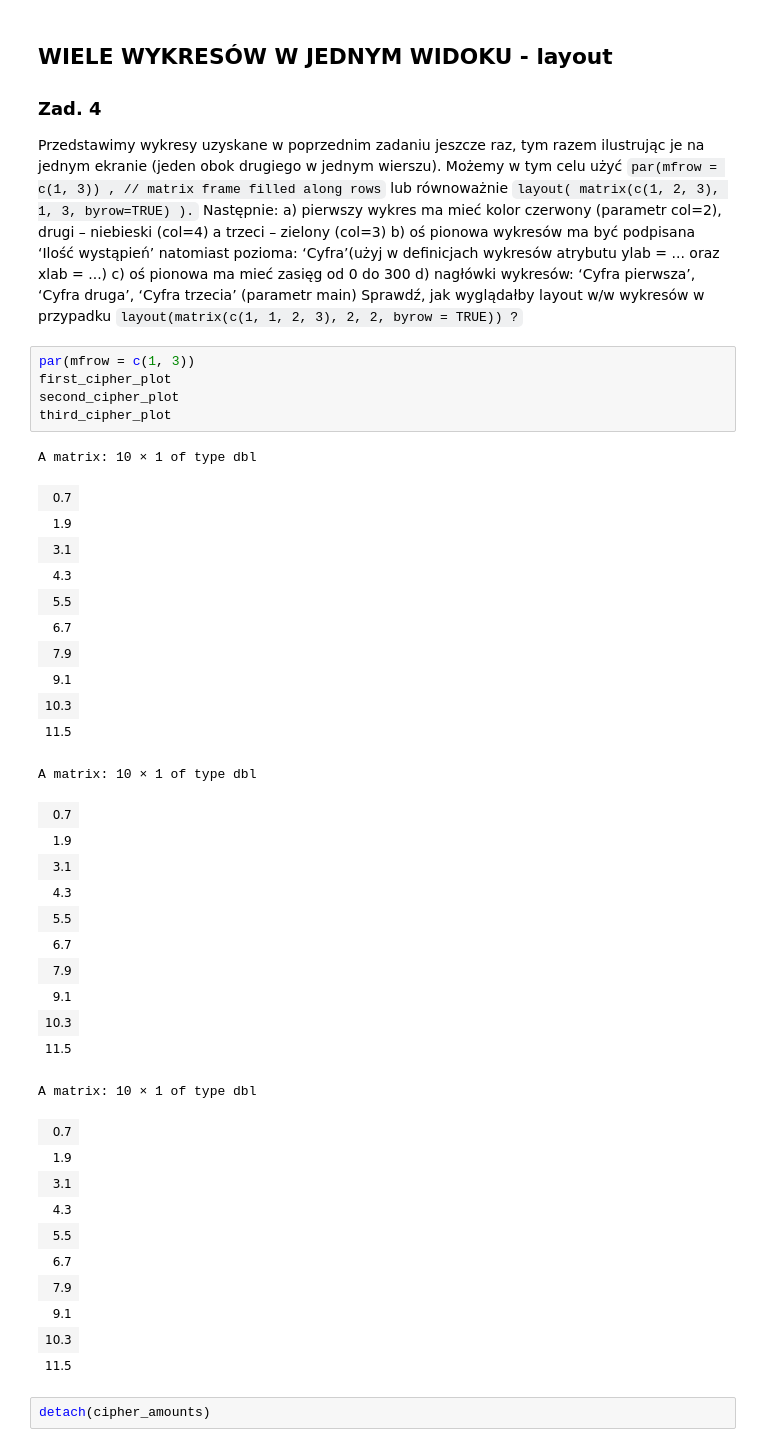
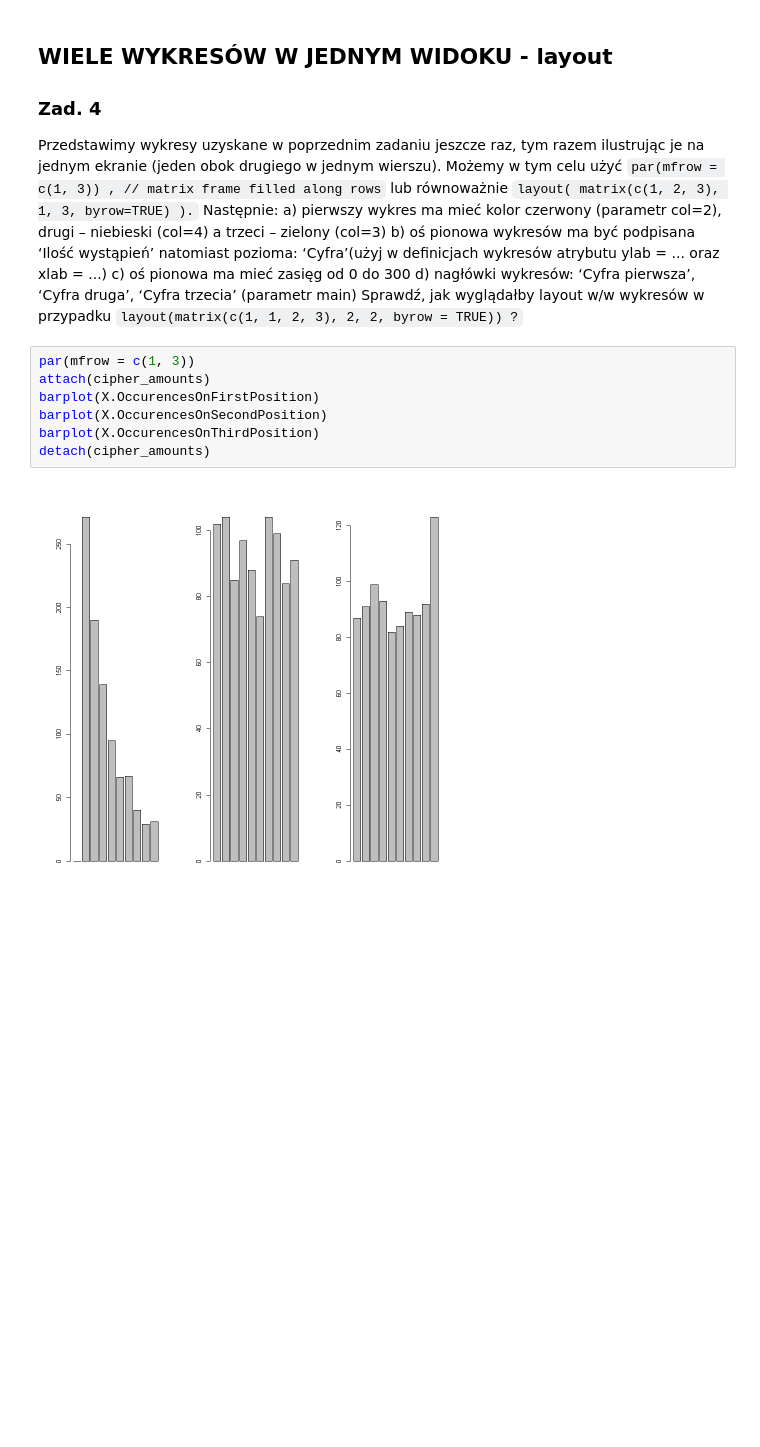
Before and after one commit to 30james00/pollub_R, a Jupyter notebook: Lab4.ipynb, the cells around one changed output. Drawn from its saved outputs; the diff is of its cells as text; blank space fills up the shorter version.

```diff
--- a/Lab4.ipynb
+++ b/Lab4.ipynb
@@ -172,44 +167,12 @@ c) oś pionowa ma mieć zasięg od 0 do 300
 d) nagłówki wykresów: ‘Cyfra pierwsza’, ‘Cyfra druga’, ‘Cyfra trzecia’ (parametr main)
 Sprawdź, jak wyglądałby layout w/w wykresów w przypadku
 `layout(matrix(c(1, 1, 2, 3), 2, 2, byrow = TRUE)) ?`
-# %%
-par(mfrow = c(1, 3))
-first_cipher_plot
-second_cipher_plot
-third_cipher_plot
-# %% [output]
-A matrix: 10 × 1 of type dbl
-| 0.7 |
-| 1.9 |
-| 3.1 |
-| 4.3 |
-| 5.5 |
-| 6.7 |
-| 7.9 |
-| 9.1 |
-| 10.3 |
-| 11.5 |
-A matrix: 10 × 1 of type dbl
-| 0.7 |
-| 1.9 |
-| 3.1 |
-| 4.3 |
-| 5.5 |
-| 6.7 |
-| 7.9 |
-| 9.1 |
-| 10.3 |
-| 11.5 |
-A matrix: 10 × 1 of type dbl
-| 0.7 |
-| 1.9 |
-| 3.1 |
-| 4.3 |
-| 5.5 |
-| 6.7 |
-| 7.9 |
-| 9.1 |
-| 10.3 |
-| 11.5 |
-# %%
-detach(cipher_amounts)
+# %%
+par(mfrow = c(1, 3))
+attach(cipher_amounts)
+barplot(X.OccurencesOnFirstPosition)
+barplot(X.OccurencesOnSecondPosition)
+barplot(X.OccurencesOnThirdPosition)
+detach(cipher_amounts)
+# %% [output]
+[figure, added]
```
Also changed, not shown: parts of 2 cells of this notebook, 1 other file.
